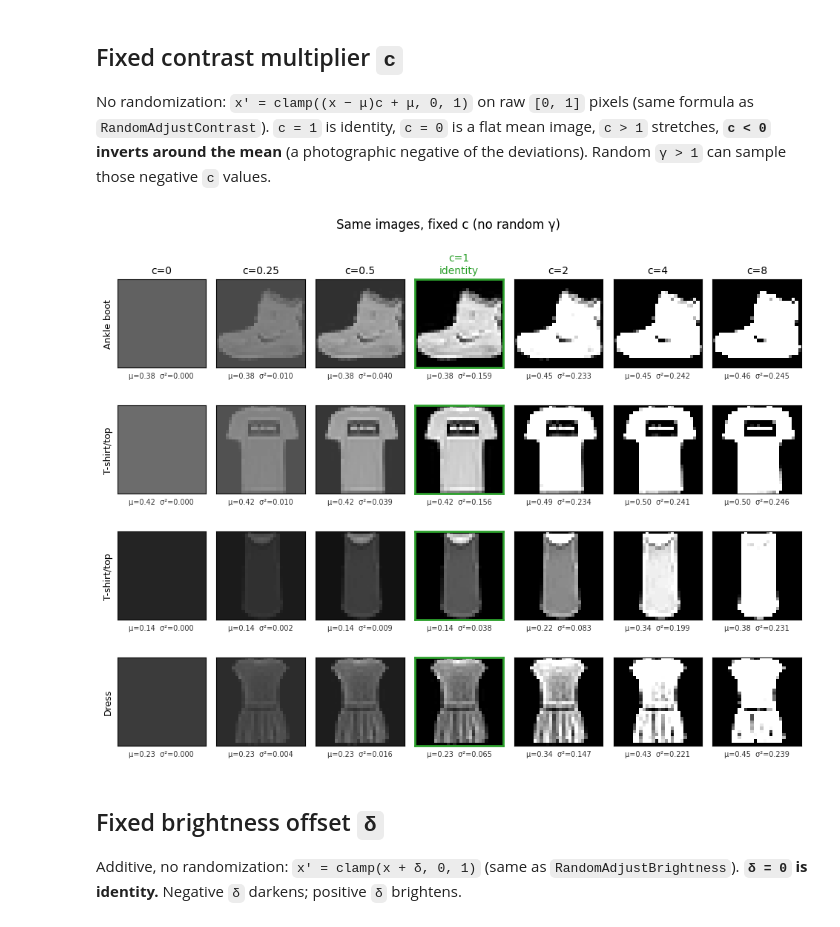
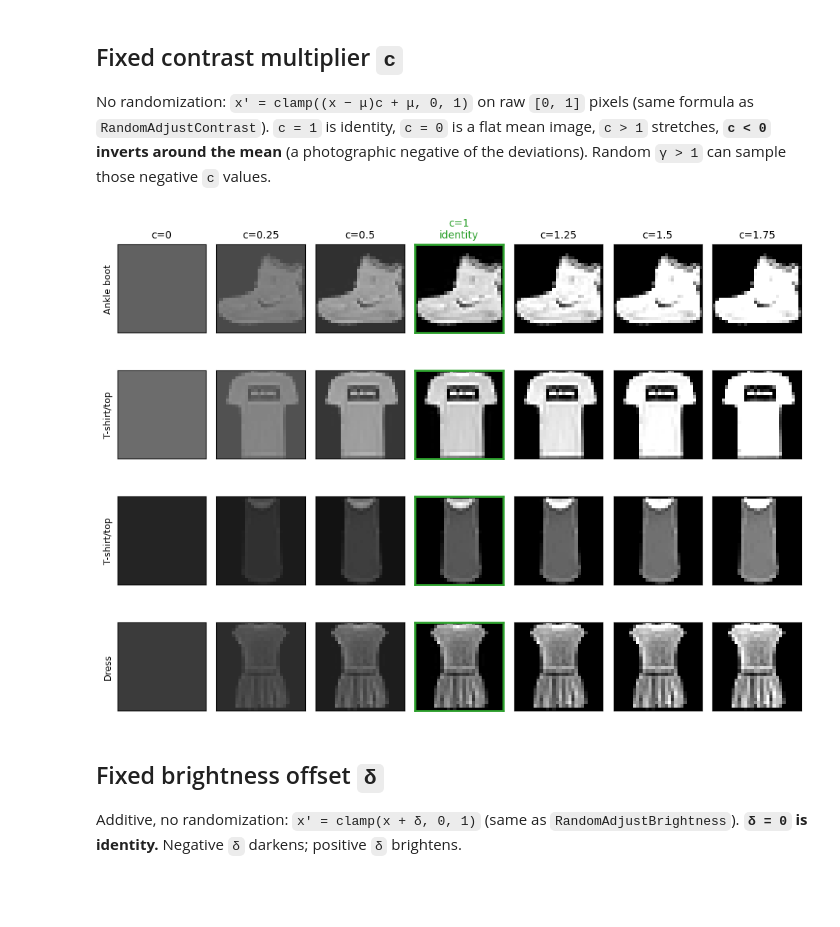
Before and after one commit to RoyHEyono/RNN_EI_Network, a Jupyter notebook: experiments/dense_fmnist/analysis/fig_1.ipynb, the cells around one changed output. Saved outputs shown, nothing was run; the diff lists cells and outputs as text; code cells hidden in the pictures; blank space fills up the shorter version.

Commit message:
Generated new plots for thesis and ran the divisive only experiment

```diff
--- a/experiments/dense_fmnist/analysis/fig_1.ipynb
+++ b/experiments/dense_fmnist/analysis/fig_1.ipynb
@@ -101,7 +101,7 @@ No randomization: `x' = clamp((x − μ)c + μ, 0, 1)` on raw `[0, 1]` pixels (s
 # %%
 from torchvision import datasets, transforms
 
-C_VALUES = [0.0, 0.25, 0.5, 1.0, 2.0, 4.0, 8.0]
+C_VALUES = [0.0, 0.25, 0.5, 1.0, 1.25, 1.5, 1.75]
 N_C_IMAGES = 4
 
 raw_set = datasets.FashionMNIST(
@@ -114,36 +114,37 @@ def apply_contrast_c(x: torch.Tensor, c: float) -> torch.Tensor:
     return ((x - mu_img) * c + mu_img).clamp(0.0, 1.0)
 
 
 fig, axes = plt.subplots(
     N_C_IMAGES,
     len(C_VALUES),
     figsize=(1.7 * len(C_VALUES), 2.05 * N_C_IMAGES),
     gridspec_kw={"hspace": 0.4, "wspace": 0.12},
 )
 class_names = raw_set.classes
 for row, idx in enumerate(batch_indices[:N_C_IMAGES]):
     x0, y = raw_set[idx]
     for col, c in enumerate(C_VALUES):
         vis = apply_contrast_c(x0, c).squeeze(0).numpy()
         ax = axes[row, col]
         ax.imshow(vis, cmap="gray", vmin=0, vmax=1)
         ax.set_xticks([])
         ax.set_yticks([])
-        ax.set_xlabel(f"μ={vis.mean():.2f}  σ²={vis.var():.3f}", fontsize=7, color="0.2")
+        # ax.set_xlabel(f"μ={vis.mean():.2f}  σ²={vis.var():.3f}", fontsize=7, color="0.2")
         if c == 1.0:
             for spine in ax.spines.values():
                 spine.set_visible(True)
                 spine.set_color("C2")
                 spine.set_linewidth(2)
         if row == 0:
             title = f"c={c:g}" + ("\nidentity" if c == 1.0 else "")
             ax.set_title(title, fontsize=10, color="C2" if c == 1.0 else "black")
     axes[row, 0].set_ylabel(class_names[y], fontsize=9)
 
-fig.suptitle("Same images, fixed c (no random γ)", fontsize=12)
+# fig.suptitle("Same images, fixed c (no random γ)", fontsize=12)
+plt.savefig("contrast_task.pdf", format="pdf", bbox_inches="tight")
 plt.show()
 # %% [output]
-[figure, old version]
+[figure, new version]
 # %% [markdown]
 ## Fixed brightness offset `δ`
 
```
Also changed, not shown: parts of 3 cells of this notebook, 19 other files.
